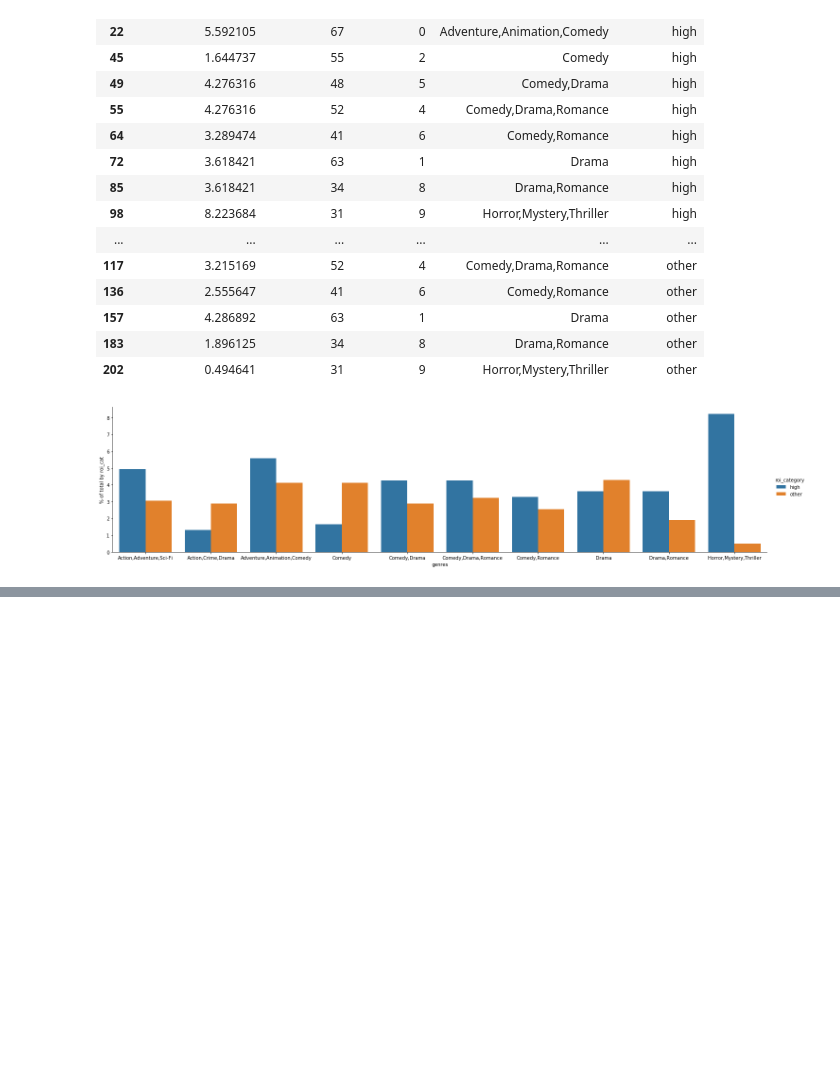
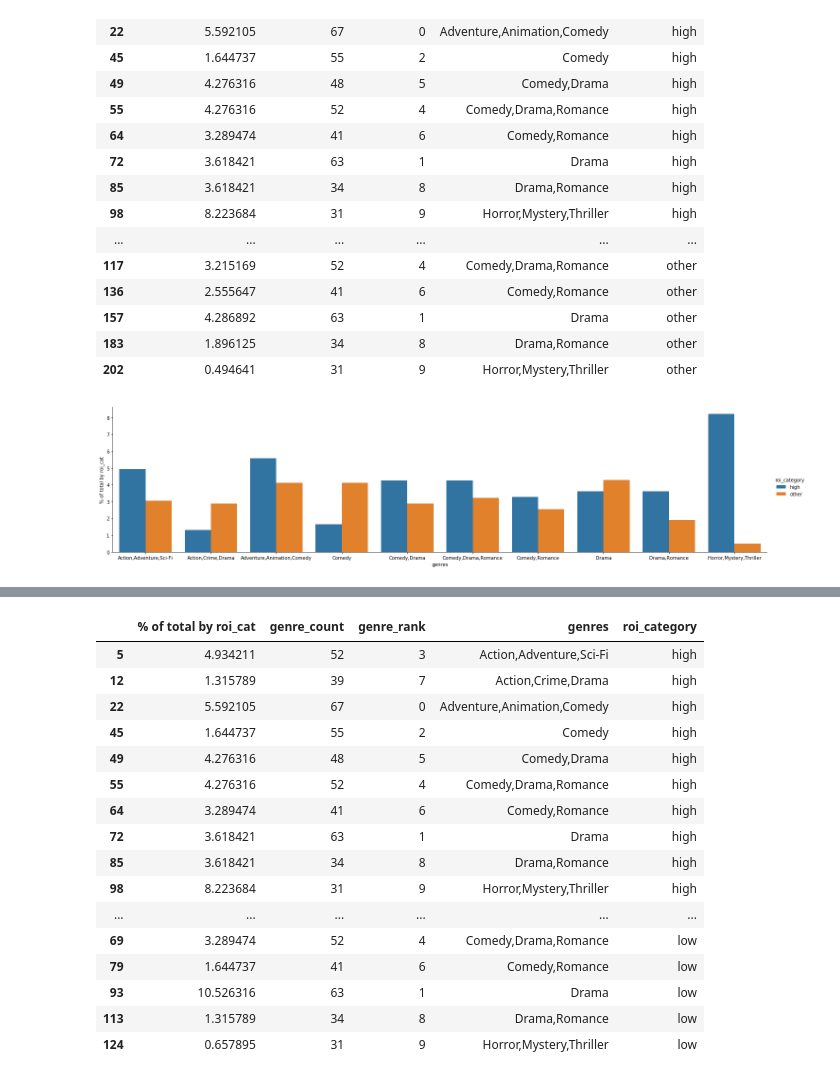
Before and after one commit to thespud56/Module-1-Project, a Jupyter notebook: Notebooks/Bar_Plot.ipynb, the cells around one changed output, grey strips where cells are left out. Cells and saved outputs as stored; diff of their text form; code cells hidden in the pictures; blank space fills up the shorter version.

```diff
--- a/Notebooks/Bar_Plot.ipynb
+++ b/Notebooks/Bar_Plot.ipynb
@@ -252,3 +252,6 @@ To retain the current behavior and silence the warning, pass 'sort=True'.
 sns.catplot(x='genres', y='% of total by roi_cat', hue='roi_category', data=viz4, kind='bar', aspect=4);
 # %% [output]
 [figure]
+# %%
+piv8 = pd.pivot_table(fulldata.loc[fulldata['roi_category'] == 'low'], index='genres', values ='id', aggfunc='count')
+piv8.agg({'id': 'sum'})
@@ -254,0 +297,22 @@ sns.catplot(x='genres', y='% of total by roi_cat', hue='roi_category', data=viz4
+# %%
+viz6 = viz2.append(viz5)
+viz6 = viz6.fillna('low')
+viz6
+# %% [output]
+|  | % of total by roi_cat | genre_count | genre_rank | genres | roi_category |
+| 5 | 4.934211 | 52 | 3 | Action,Adventure,Sci-Fi | high |
+| 12 | 1.315789 | 39 | 7 | Action,Crime,Drama | high |
+| 22 | 5.592105 | 67 | 0 | Adventure,Animation,Comedy | high |
+| 45 | 1.644737 | 55 | 2 | Comedy | high |
+| 49 | 4.276316 | 48 | 5 | Comedy,Drama | high |
+| 55 | 4.276316 | 52 | 4 | Comedy,Drama,Romance | high |
+| 64 | 3.289474 | 41 | 6 | Comedy,Romance | high |
+| 72 | 3.618421 | 63 | 1 | Drama | high |
+| 85 | 3.618421 | 34 | 8 | Drama,Romance | high |
+| 98 | 8.223684 | 31 | 9 | Horror,Mystery,Thriller | high |
+| ... | ... | ... | ... | ... | ... |
+| 69 | 3.289474 | 52 | 4 | Comedy,Drama,Romance | low |
+| 79 | 1.644737 | 41 | 6 | Comedy,Romance | low |
+| 93 | 10.526316 | 63 | 1 | Drama | low |
+| 113 | 1.315789 | 34 | 8 | Drama,Romance | low |
+| 124 | 0.657895 | 31 | 9 | Horror,Mystery,Thriller | low |
```
Also changed, not shown: parts of 5 cells of this notebook, 3 other files.
